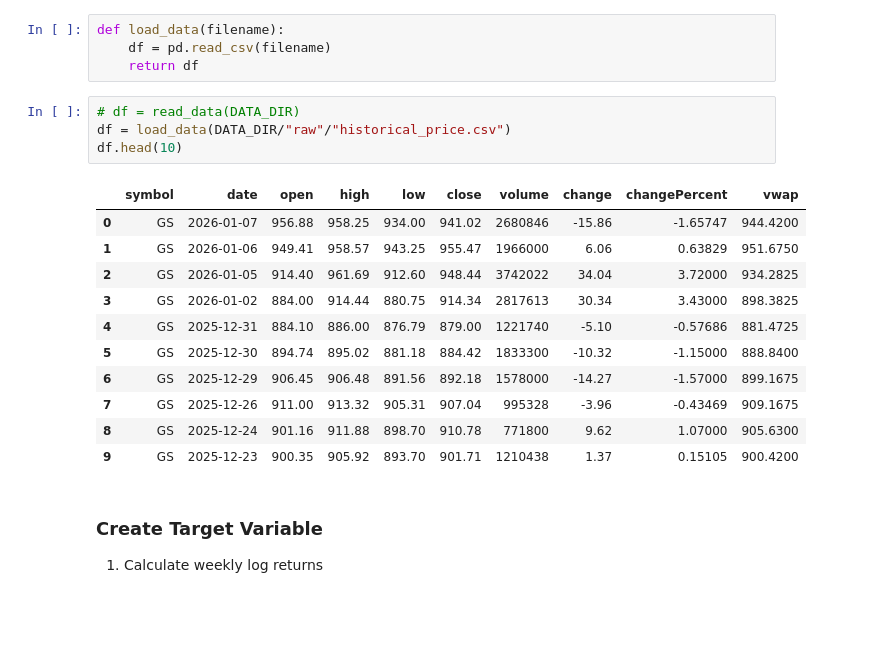
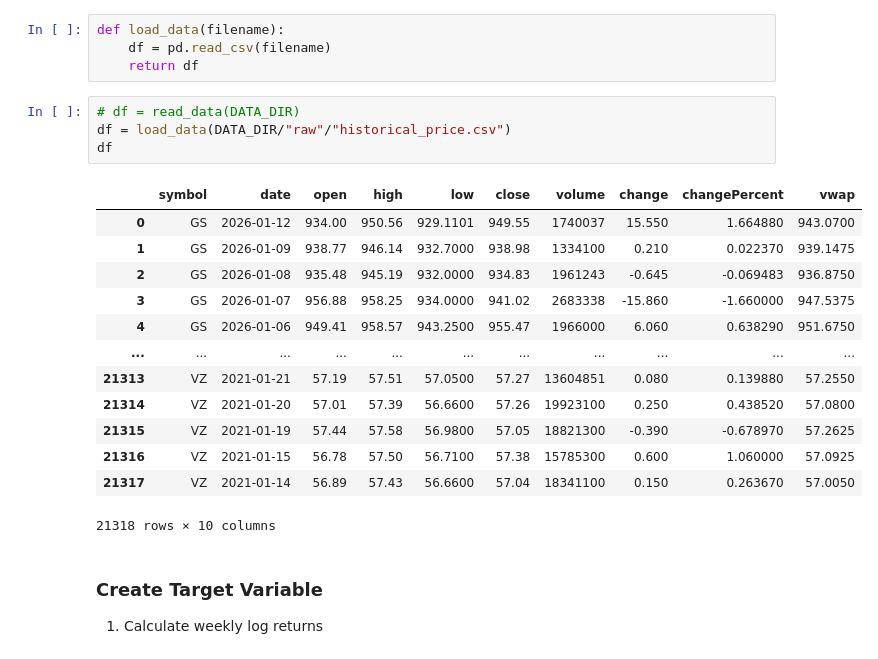
Before and after one commit to alex-sy-tang/ML_Portfolio, a Jupyter notebook: notebooks/ML_Portfolio_Management.ipynb, the cells around one changed output. Drawn from its saved outputs; the diff is of its cells as text; blank space fills up the shorter version.

```diff
--- a/notebooks/ML_Portfolio_Management.ipynb
+++ b/notebooks/ML_Portfolio_Management.ipynb
@@ -136,19 +136,21 @@ def load_data(filename):
 # %%
 # df = read_data(DATA_DIR)
 df = load_data(DATA_DIR/"raw"/"historical_price.csv")
-df.head(10)
+df
 # %% [output]
 |  | symbol | date | open | high | low | close | volume | change | changePercent | vwap |
-| 0 | GS | 2026-01-07 | 956.88 | 958.25 | 934.00 | 941.02 | 2680846 | -15.86 | -1.65747 | 944.4200 |
-| 1 | GS | 2026-01-06 | 949.41 | 958.57 | 943.25 | 955.47 | 1966000 | 6.06 | 0.63829 | 951.6750 |
-| 2 | GS | 2026-01-05 | 914.40 | 961.69 | 912.60 | 948.44 | 3742022 | 34.04 | 3.72000 | 934.2825 |
-| 3 | GS | 2026-01-02 | 884.00 | 914.44 | 880.75 | 914.34 | 2817613 | 30.34 | 3.43000 | 898.3825 |
-| 4 | GS | 2025-12-31 | 884.10 | 886.00 | 876.79 | 879.00 | 1221740 | -5.10 | -0.57686 | 881.4725 |
-| 5 | GS | 2025-12-30 | 894.74 | 895.02 | 881.18 | 884.42 | 1833300 | -10.32 | -1.15000 | 888.8400 |
-| 6 | GS | 2025-12-29 | 906.45 | 906.48 | 891.56 | 892.18 | 1578000 | -14.27 | -1.57000 | 899.1675 |
-| 7 | GS | 2025-12-26 | 911.00 | 913.32 | 905.31 | 907.04 | 995328 | -3.96 | -0.43469 | 909.1675 |
-| 8 | GS | 2025-12-24 | 901.16 | 911.88 | 898.70 | 910.78 | 771800 | 9.62 | 1.07000 | 905.6300 |
-| 9 | GS | 2025-12-23 | 900.35 | 905.92 | 893.70 | 901.71 | 1210438 | 1.37 | 0.15105 | 900.4200 |
+| 0 | GS | 2026-01-12 | 934.00 | 950.56 | 929.1101 | 949.55 | 1740037 | 15.550 | 1.664880 | 943.0700 |
+| 1 | GS | 2026-01-09 | 938.77 | 946.14 | 932.7000 | 938.98 | 1334100 | 0.210 | 0.022370 | 939.1475 |
+| 2 | GS | 2026-01-08 | 935.48 | 945.19 | 932.0000 | 934.83 | 1961243 | -0.645 | -0.069483 | 936.8750 |
+| 3 | GS | 2026-01-07 | 956.88 | 958.25 | 934.0000 | 941.02 | 2683338 | -15.860 | -1.660000 | 947.5375 |
+| 4 | GS | 2026-01-06 | 949.41 | 958.57 | 943.2500 | 955.47 | 1966000 | 6.060 | 0.638290 | 951.6750 |
+| ... | ... | ... | ... | ... | ... | ... | ... | ... | ... | ... |
+| 21313 | VZ | 2021-01-21 | 57.19 | 57.51 | 57.0500 | 57.27 | 13604851 | 0.080 | 0.139880 | 57.2550 |
+| 21314 | VZ | 2021-01-20 | 57.01 | 57.39 | 56.6600 | 57.26 | 19923100 | 0.250 | 0.438520 | 57.0800 |
+| 21315 | VZ | 2021-01-19 | 57.44 | 57.58 | 56.9800 | 57.05 | 18821300 | -0.390 | -0.678970 | 57.2625 |
+| 21316 | VZ | 2021-01-15 | 56.78 | 57.50 | 56.7100 | 57.38 | 15785300 | 0.600 | 1.060000 | 57.0925 |
+| 21317 | VZ | 2021-01-14 | 56.89 | 57.43 | 56.6600 | 57.04 | 18341100 | 0.150 | 0.263670 | 57.0050 |
+21318 rows × 10 columns
 # %% [markdown]
 ### Create Target Variable
 1. Calculate weekly log returns
```
Also changed, not shown: parts of 23 cells of this notebook, 6 other files.
